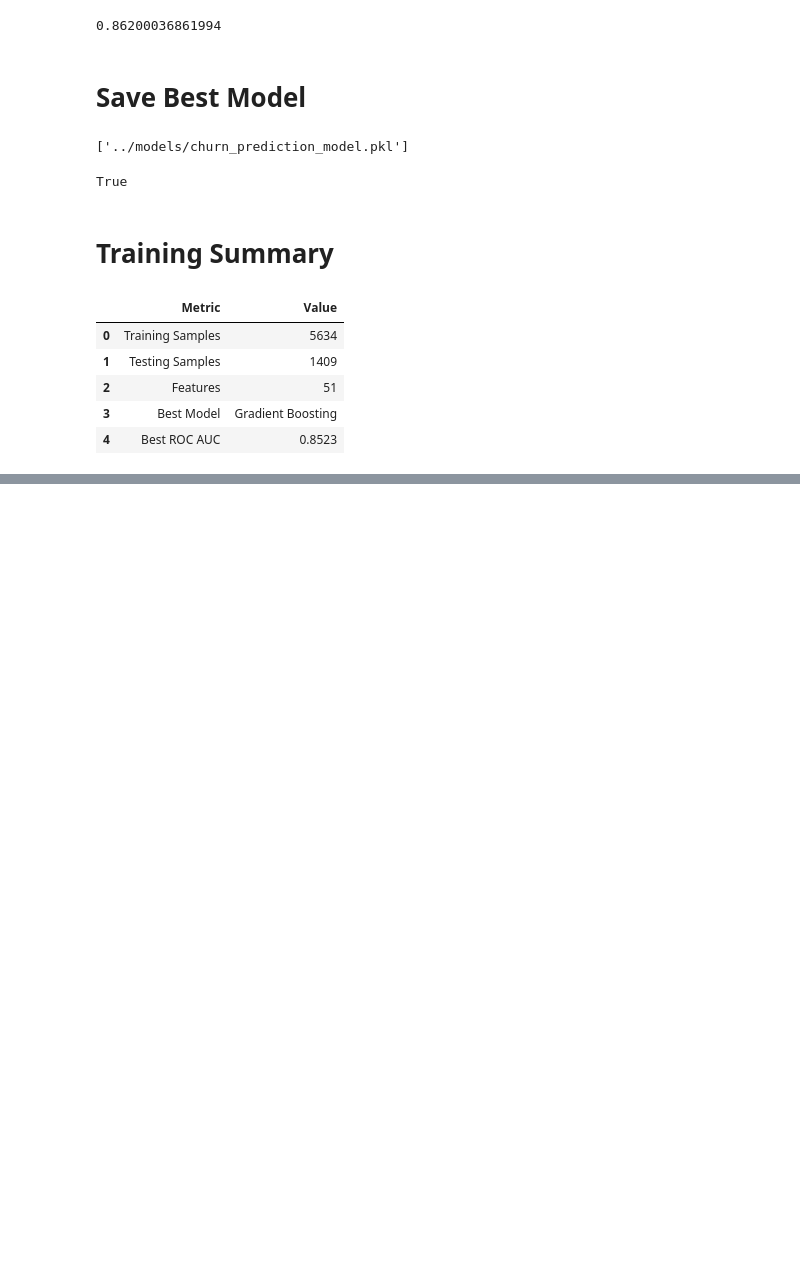
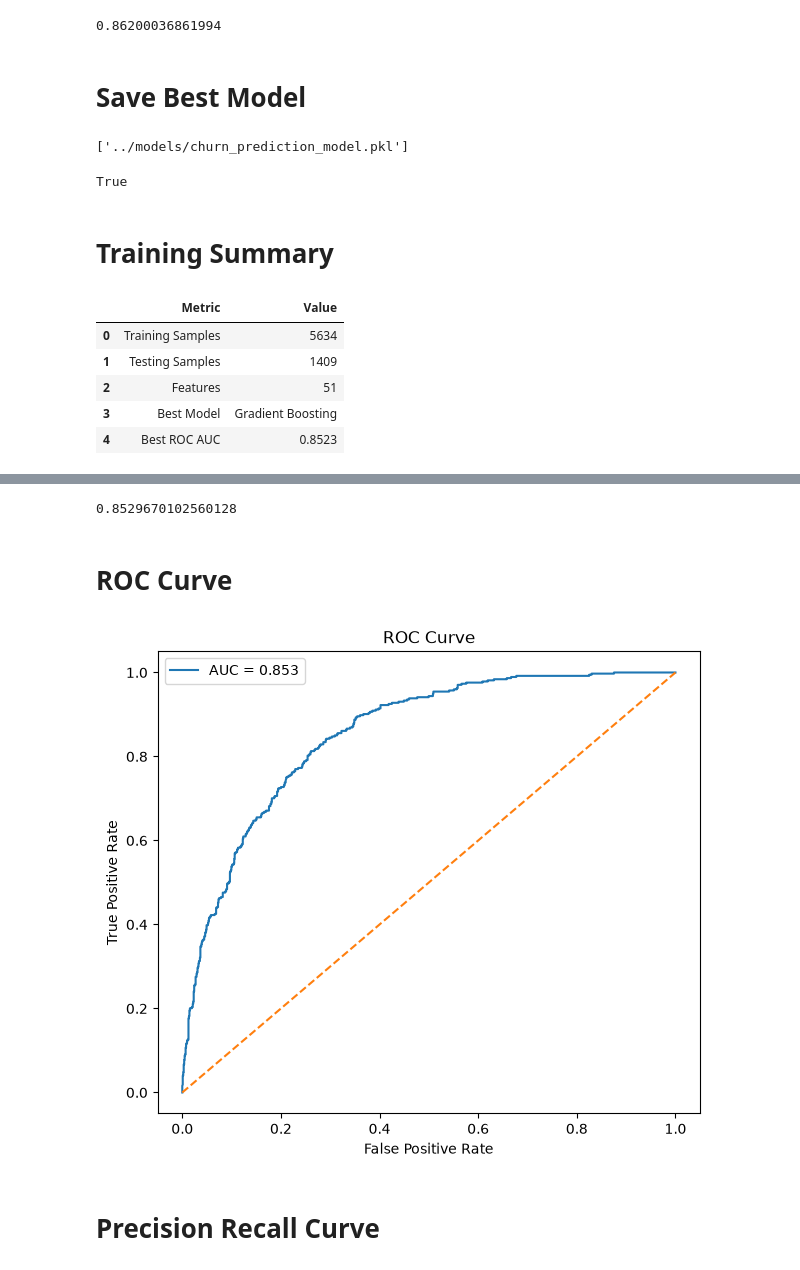
Before and after one commit to hafizahmadadilaiengineer/customer-churn-platform, a Jupyter notebook: notebooks/03_model_training.ipynb, the cells around one changed output, grey strips where cells are left out. Drawn from its saved outputs; the diff is of its cells as text; code cells hidden in the pictures; blank space fills up the shorter version.

```diff
--- a/notebooks/03_model_training.ipynb
+++ b/notebooks/03_model_training.ipynb
@@ -375,0 +465,6 @@ pd.DataFrame(
+# %%
+best_rf = rf_search.best_estimator_
+
+predictions = best_rf.predict(X_test)
+
+probabilities = best_rf.predict_proba(X_test)[:,1]
@@ -375,0 +488,16 @@ pd.DataFrame(
+# %%
+print(
+
+    roc_auc_score(
+
+        y_test,
+
+        probabilities
+
+    )
+
+)
+# %% [output]
+0.8529670102560128
+# %% [markdown]
+# ROC Curve
@@ -375,0 +506,46 @@ pd.DataFrame(
+# %%
+fpr,tpr,_ = roc_curve(
+
+    y_test,
+
+    probabilities
+
+)
+# %%
+import matplotlib.pyplot as plt
+
+plt.figure(figsize=(7,6))
+
+plt.plot(
+
+    fpr,
+
+    tpr,
+
+    label=f"AUC = {roc_auc_score(y_test,probabilities):.3f}"
+
+)
+
+plt.plot(
+
+    [0,1],
+
+    [0,1],
+
+    "--"
+
+)
+
+plt.xlabel("False Positive Rate")
+
+plt.ylabel("True Positive Rate")
+
+plt.title("ROC Curve")
+
+plt.legend()
+
+plt.show()
+# %% [output]
+[figure, added]
+# %% [markdown]
+# Precision Recall Curve
```
Also changed, not shown: parts of 29 cells of this notebook, 3 other files.
